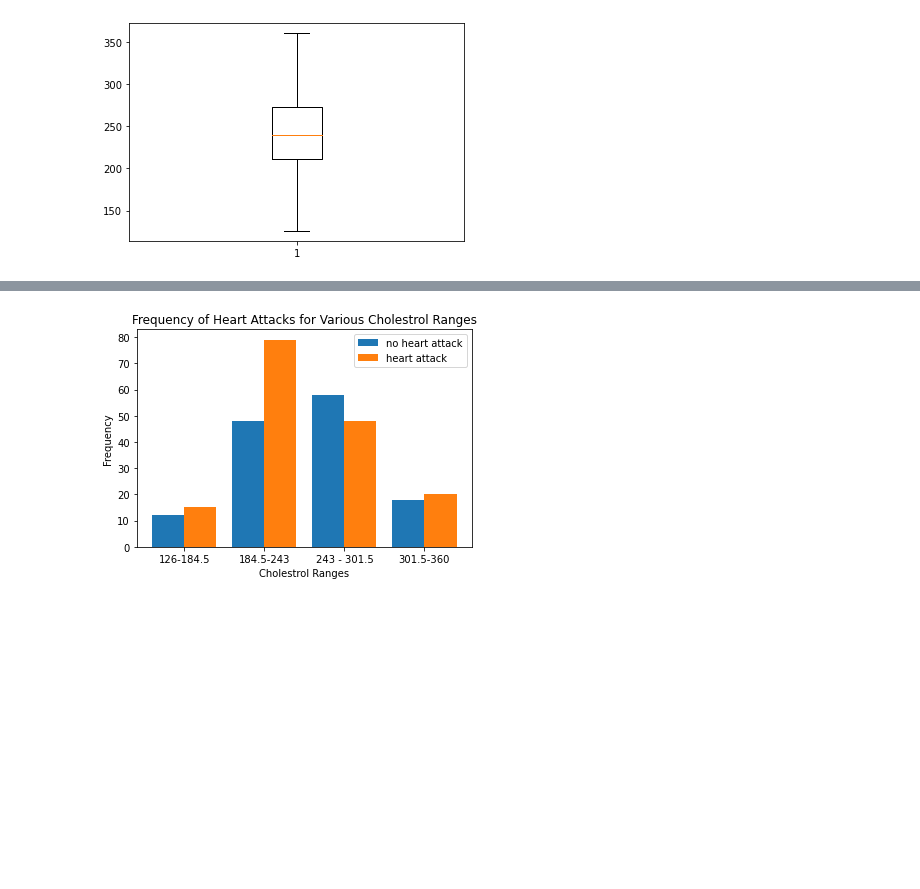
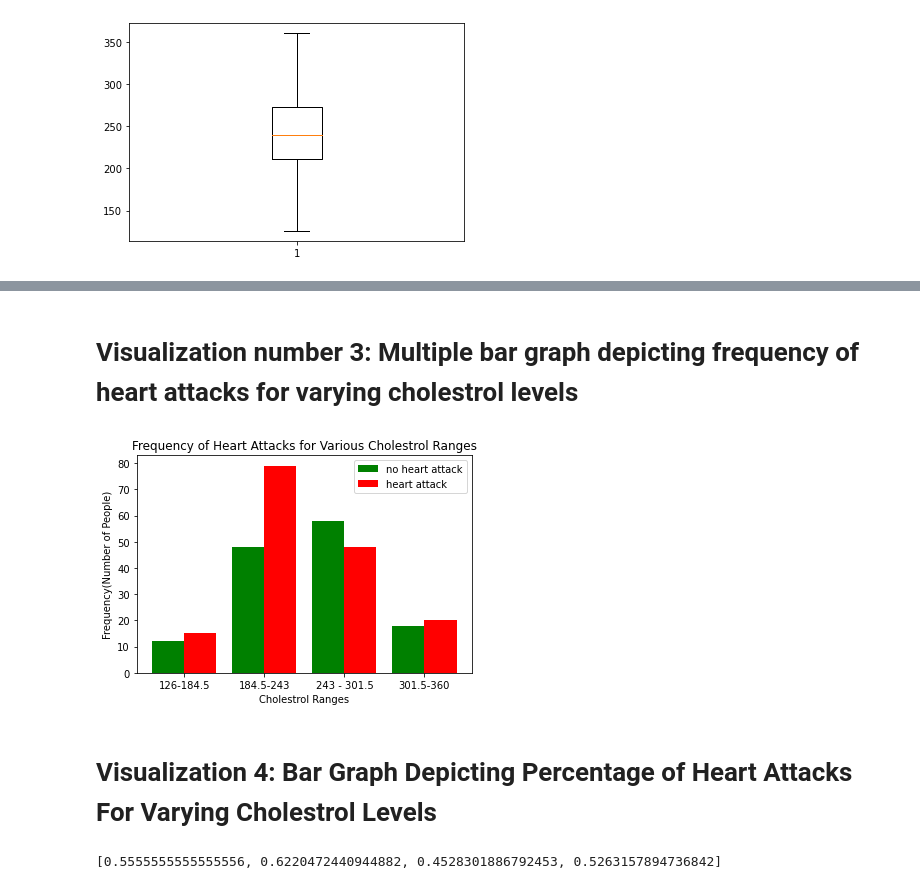
Before and after one commit to plmkonist/AI4all, a Jupyter notebook: Data prep.ipynb, the cells around one changed output, grey strips where cells are left out. Cells and saved outputs as stored; diff of their text form; code cells hidden in the pictures; blank space fills up the shorter version.

```diff
--- a/Data prep.ipynb
+++ b/Data prep.ipynb
@@ -161,25 +181,43 @@ clean_data.describe()
+# %% [markdown]
+# Visualization number 3: Multiple bar graph depicting frequency of heart attacks for varying cholestrol levels
 # %%
+# Assigning x labels for bar graphs (Ranges of cholestrol numbers)
 X_labels = ['126-184.5','184.5-243','243 - 301.5','301.5-360']
+
+# Y axis: Finding number of people who did not suffer a heart attack with cholestrol ranges given above
 no_attack = [len( clean_data[(clean_data.chol >= 126.0) & (clean_data.chol < 184.5) & (clean_data.output == 0)]),
              len( clean_data[(clean_data.chol >= 184.5) & (clean_data.chol < 243) & (clean_data.output == 0)]),
 len( clean_data[(clean_data.chol >= 243.0) & (clean_data.chol < 301.5) & (clean_data.output == 0)]),
 len( clean_data[(clean_data.chol >= 301.5) & (clean_data.chol <= 360) & (clean_data.output == 0)])]
 
+# Y axis: Finding number of people who suffered a heart attack with cholestrol ranges given above
 attack = [len( clean_data[(clean_data.chol >= 126.0) & (clean_data.chol < 184.5) & (clean_data.output == 1)]),
           len( clean_data[(clean_data.chol >= 184.5) & (clean_data.chol < 243) & (clean_data.output == 1)]),
 len( clean_data[(clean_data.chol >= 243.0) & (clean_data.chol < 301.5) & (clean_data.output == 1)]),
 len( clean_data[(clean_data.chol >= 301.5) & (clean_data.chol <= 360) & (clean_data.output == 1)])]
 
 X_axis = np.arange(len(X_labels))
 
-plt.bar(X_axis - 0.2, no_attack, 0.4, label = 'no heart attack')
-plt.bar(X_axis + 0.2, attack, 0.4, label = 'heart attack')
+# Setting ideal positions for visual alignment in code for plotting bars
+plt.bar(X_axis - 0.2, no_attack, 0.4, label = 'no heart attack', color = 'green')
+plt.bar(X_axis + 0.2, attack, 0.4, label = 'heart attack', color = 'red')
 
+#Setting labels
 plt.xticks(X_axis, X_labels)
 plt.xlabel("Cholestrol Ranges")
-plt.ylabel("Frequency")
+plt.ylabel("Frequency(Number of People)")
 plt.title("Frequency of Heart Attacks for Various Cholestrol Ranges")
 plt.legend()
 plt.show()
 # %% [output]
-[figure, old version]
+[figure, new version]
+# %% [markdown]
+# Visualization 4: Bar Graph Depicting Percentage of Heart Attacks For Varying Cholestrol Levels
+# %%
+# Finding percentages of heart attacks in all 4 cholestrol ranges and appending them to an array named "percentages". Using arrays in previous block access number of people in each cholestrol range.
+percentages = []
+for i in range(4):
+    percentages.append(attack[i]/(attack[i] + no_attack[i]))
+print(percentages)
+# %% [output]
+[0.5555555555555556, 0.6220472440944882, 0.4528301886792453, 0.5263157894736842]
```
Also changed, not shown: parts of 27 cells of this notebook.
